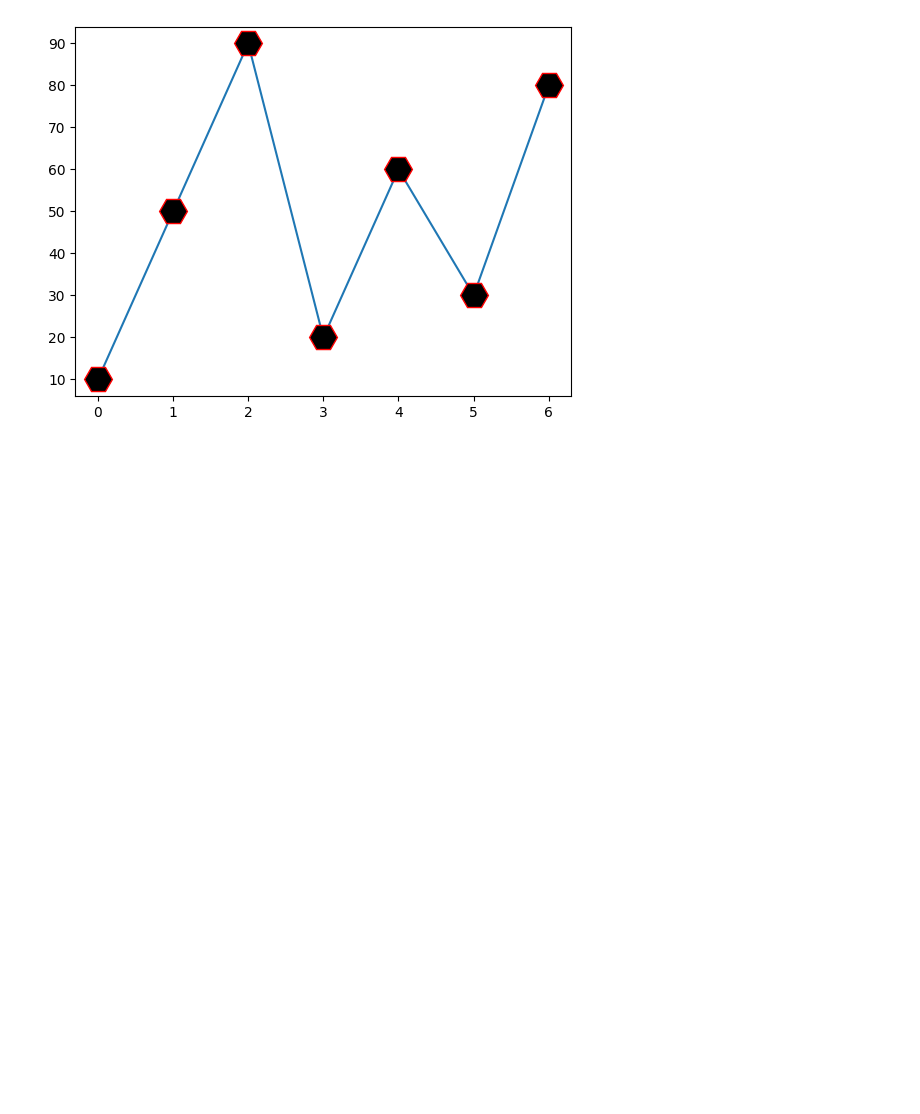
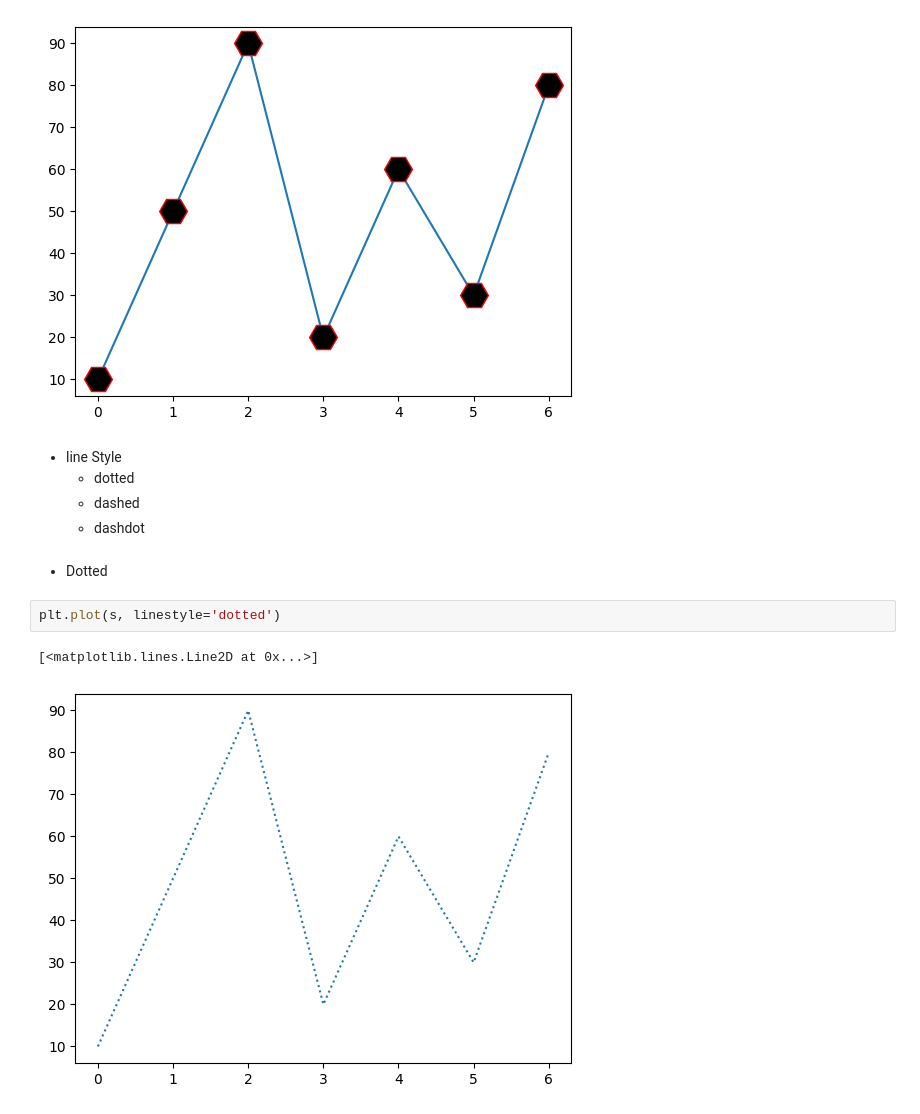
Before and after one commit to abidkk/Matplotlib-Python, a Jupyter notebook: plot2.ipynb, the cells around one changed output. Drawn from its saved outputs; the diff is of its cells as text; blank space fills up the shorter version.

Commit message:
linestyle

```diff
--- a/plot2.ipynb
+++ b/plot2.ipynb
@@ -57,3 +57,15 @@ plt.plot(s, marker='H', ms=20, mec='r', mfc='black')
 # %% [output]
 [<matplotlib.lines.Line2D at 0x...>]
 [figure]
+# %% [markdown]
+- line Style
+    - dotted
+    - dashed
+    - dashdot
+# %% [markdown]
+- Dotted
+# %%
+plt.plot(s, linestyle='dotted')
+# %% [output]
+[<matplotlib.lines.Line2D at 0x...>]
+[figure, added]
```
Also changed, not shown: parts of 4 cells of this notebook.
